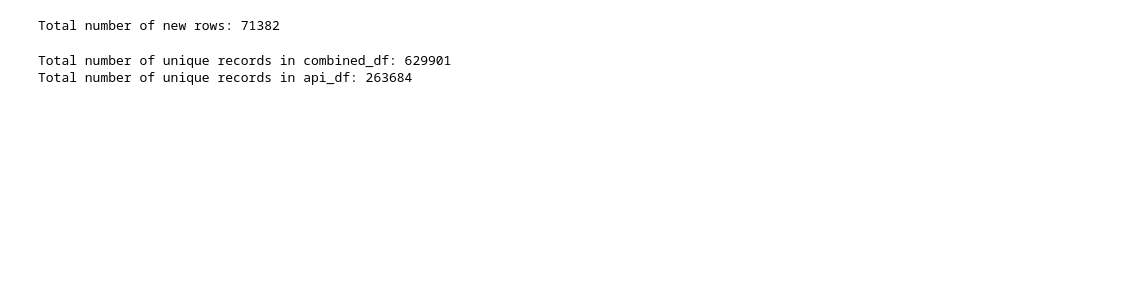
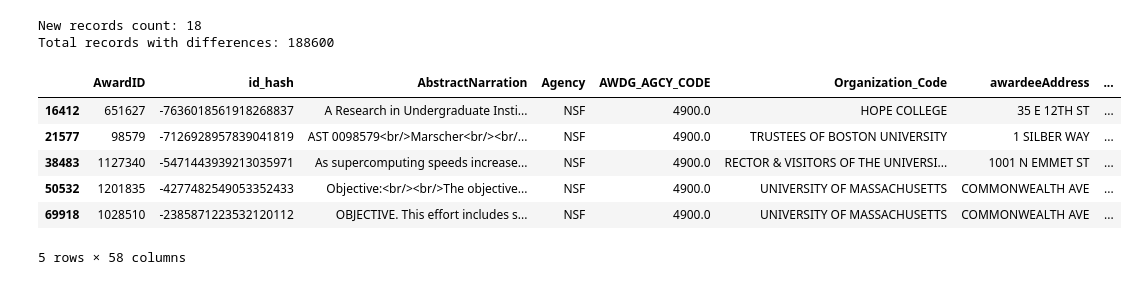
Before and after one commit to SeverinoCenter/nsf-award-extract, a Jupyter notebook: Comparing downloaded vs API data.ipynb, the cells around one changed output. Saved outputs shown, nothing was run; the diff lists cells and outputs as text; code cells hidden in the pictures; blank space fills up the shorter version.

```diff
--- a/Comparing downloaded vs API data.ipynb
+++ b/Comparing downloaded vs API data.ipynb
@@ -78,23 +111,44 @@ Total number of new rows: 71382
 # %%
-# Get the count of new rows
-new_rows_count = new_rows.shape[0]
+# Convert AwardID to string to ensure consistency
+combined_df['AwardID'] = combined_df['AwardID'].astype(str)
+api_df['AwardID'] = api_df['AwardID'].astype(str)
 
-# Display the total count of new rows
-print(f"Total number of new rows: {new_rows_count}")
+# Find new records in api_df that are not in combined_df
+new_records = api_df[~api_df['AwardID'].isin(combined_df['AwardID'])]
+
+print(f'New records count: {len(new_records)}')
+
+# Find common records
+common_awards = api_df[api_df['AwardID'].isin(combined_df['AwardID'])]
+
+# Merge on AwardID to align records
+merged_df = common_awards.merge(combined_df, on='AwardID', suffixes=('_api', '_combined'))
+
+# Compare columns to find differences
+diff_records = []
+
+for index, row in merged_df.iterrows():
+    differences = {'AwardID': row['AwardID']}
+    for column in combined_df.columns:
+        if column != 'AwardID' and row[column + '_api'] != row[column + '_combined']:
+            differences[column + '_api'] = row[column + '_api']
+            differences[column + '_combined'] = row[column + '_combined']
+    if len(differences) > 1:  # means there are differences other than AwardID
+        diff_records.append(differences)
+
+diff_records_df = pd.DataFrame(diff_records)
+
+print(f'Total records with differences: {len(diff_records_df)}')
 # %% [output]
-Total number of new rows: 71382
+New records count: 18
+Total records with differences: 188600
-# %%
-# Ensure the 'AwardID' and 'id' columns are of the same type in both DataFrames
-combined_df['AwardID'] = combined_df['AwardID'].astype(str)
-api_df['id'] = api_df['id'].astype(str)
-
-# Find the unique records in each DataFrame individually
-unique_combined_ids = combined_df['AwardID'].nunique()
-unique_api_ids = api_df['id'].nunique()
-
-# Display the total count of unique records in each DataFrame
-print(f"Total number of unique records in combined_df: {unique_combined_ids}")
-print(f"Total number of unique records in api_df: {unique_api_ids}")
-# %% [output]
-Total number of unique records in combined_df: 629901
-Total number of unique records in api_df: 263684
+# %%
+new_records.head(5)
+# %% [output]
+|  | AwardID | id_hash | AbstractNarration | Agency | AWDG_AGCY_CODE | Organization_Code | awardeeAddress | ... |
+| 16412 | 651627 | -7636018561918268837 | A Research in Undergraduate Insti... | NSF | 4900.0 | HOPE COLLEGE | 35 E 12TH ST | ... |
+| 21577 | 98579 | -7126928957839041819 | AST 0098579<br/>Marscher<br/><br/... | NSF | 4900.0 | TRUSTEES OF BOSTON UNIVERSITY | 1 SILBER WAY | ... |
+| 38483 | 1127340 | -5471443939213035971 | As supercomputing speeds increase... | NSF | 4900.0 | RECTOR & VISITORS OF THE UNIVERSI... | 1001 N EMMET ST | ... |
+| 50532 | 1201835 | -4277482549053352433 | Objective:<br/><br/>The objective... | NSF | 4900.0 | UNIVERSITY OF MASSACHUSETTS | COMMONWEALTH AVE | ... |
+| 69918 | 1028510 | -2385871223532120112 | OBJECTIVE. This effort includes s... | NSF | 4900.0 | UNIVERSITY OF MASSACHUSETTS | COMMONWEALTH AVE | ... |
+5 rows × 58 columns
```
Also changed, not shown: parts of 10 cells of this notebook.
